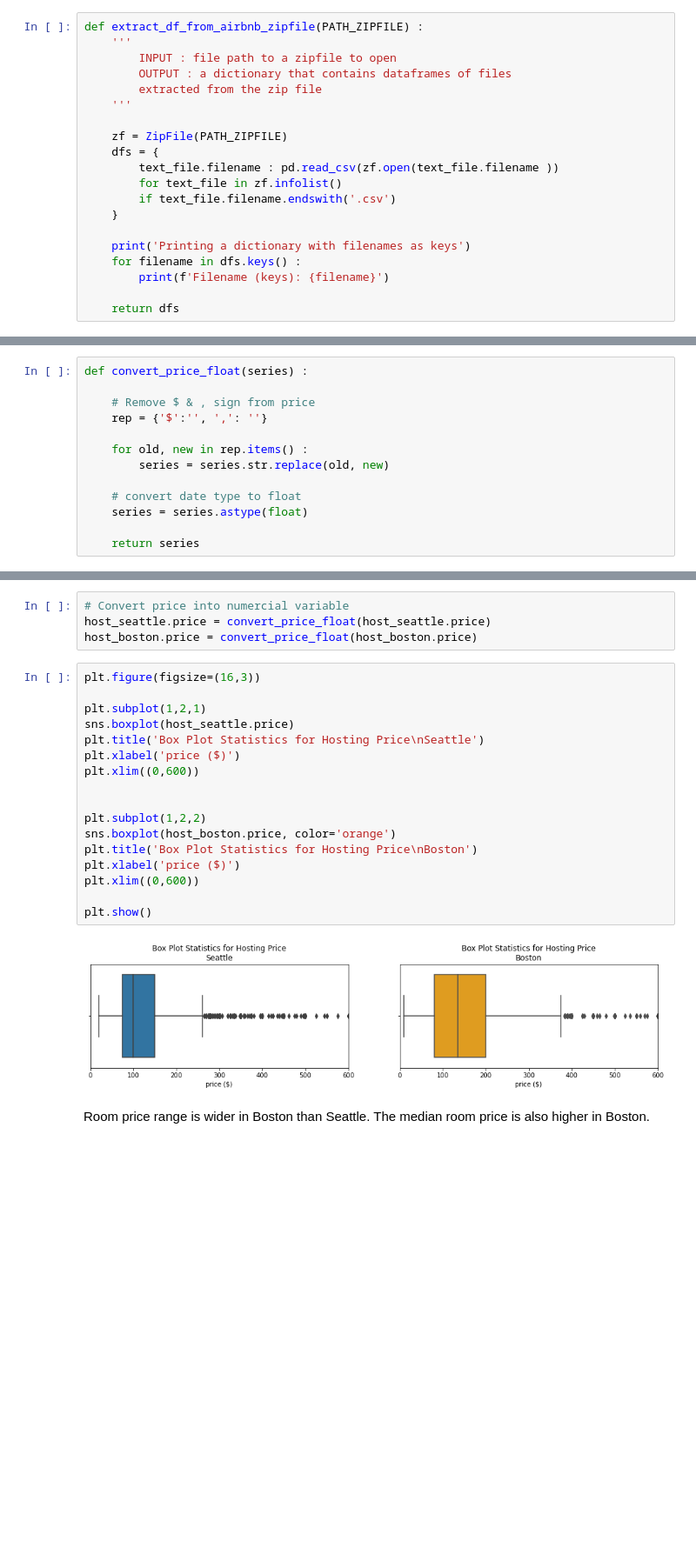
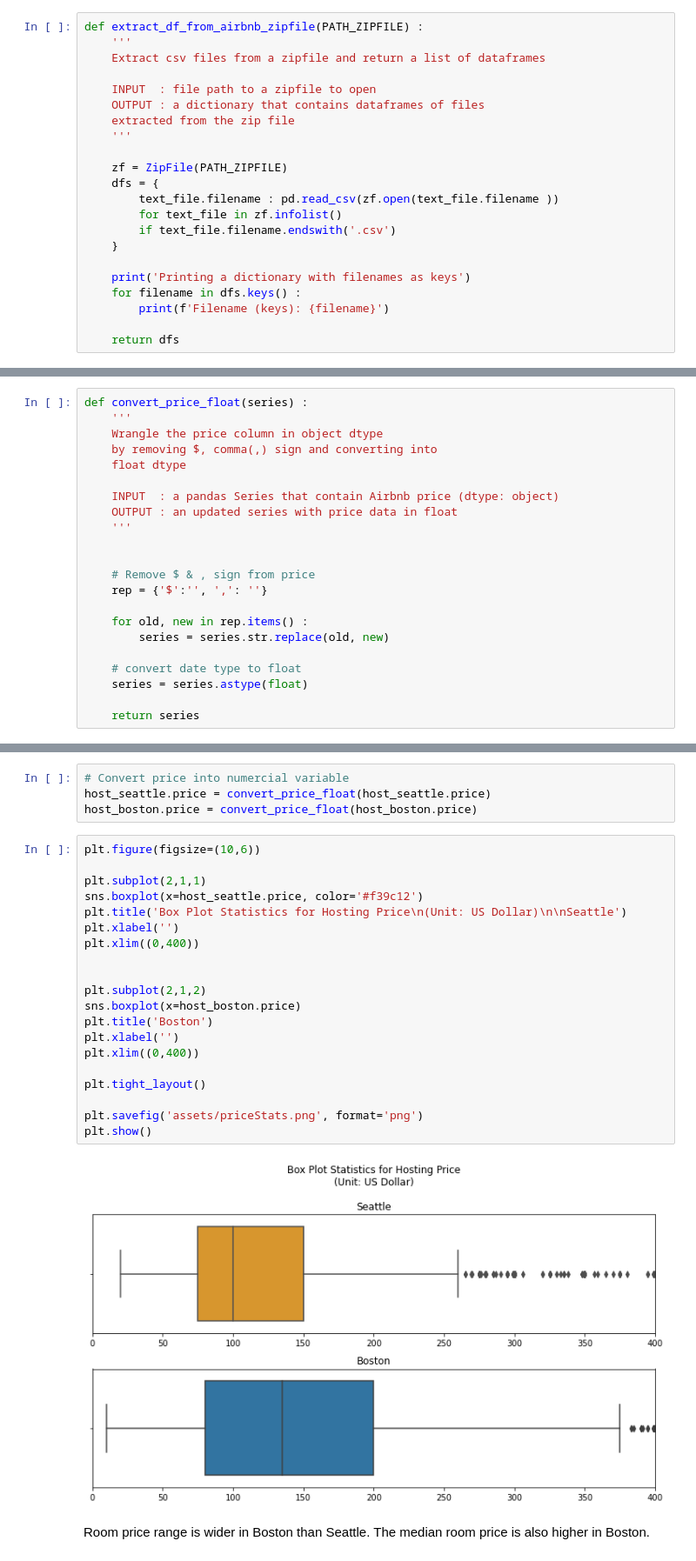
Before and after one commit to jasonsuk/ds-airbnb, a Jupyter notebook: analysis.ipynb, the cells around one changed output, grey strips where cells are left out. Shown at 87% size. Saved outputs shown, nothing was run; the diff lists cells and outputs as text; blank space fills up the shorter version.

```diff
--- a/analysis.ipynb
+++ b/analysis.ipynb
@@ -42,9 +42,11 @@ FILE_PATH_BOSTON = os.path.join(DATA_PATH, 'boston.zip')
 # %%
 def extract_df_from_airbnb_zipfile(PATH_ZIPFILE) :
     '''
-        INPUT : file path to a zipfile to open
-        OUTPUT : a dictionary that contains dataframes of files
-        extracted from the zip file
+    Extract csv files from a zipfile and return a list of dataframes
+
+    INPUT  : file path to a zipfile to open
+    OUTPUT : a dictionary that contains dataframes of files
+    extracted from the zip file
     '''
 
     zf = ZipFile(PATH_ZIPFILE)
@@ -97,6 +112,15 @@ def break_date(df, date_feature) :
     return df_new
 # %%
 def convert_price_float(series) :
+    '''
+    Wrangle the price column in object dtype
+    by removing $, comma(,) sign and converting into
+    float dtype
+
+    INPUT  : a pandas Series that contain Airbnb price (dtype: object)
+    OUTPUT : an updated series with price data in float
+    '''
+
 
     # Remove $ & , sign from price
     rep = {'$':'', ',': ''}
@@ -828,24 +897,27 @@ Hosts tended to rent out entire home/apartment as opposed to than shared / priva
 host_seattle.price = convert_price_float(host_seattle.price)
 host_boston.price = convert_price_float(host_boston.price)
 # %%
-plt.figure(figsize=(16,3))
+plt.figure(figsize=(10,6))
 
-plt.subplot(1,2,1)
-sns.boxplot(host_seattle.price)
-plt.title('Box Plot Statistics for Hosting Price\nSeattle')
-plt.xlabel('price ($)')
-plt.xlim((0,600))
+plt.subplot(2,1,1)
+sns.boxplot(x=host_seattle.price, color='#f39c12')
+plt.title('Box Plot Statistics for Hosting Price\n(Unit: US Dollar)\n\nSeattle')
+plt.xlabel('')
+plt.xlim((0,400))
 
 
-plt.subplot(1,2,2)
-sns.boxplot(host_boston.price, color='orange')
-plt.title('Box Plot Statistics for Hosting Price\nBoston')
-plt.xlabel('price ($)')
-plt.xlim((0,600))
+plt.subplot(2,1,2)
+sns.boxplot(x=host_boston.price)
+plt.title('Boston')
+plt.xlabel('')
+plt.xlim((0,400))
 
+plt.tight_layout()
+
+plt.savefig('assets/priceStats.png', format='png')
 plt.show()
 # %% [output]
-[figure, old version]
+[figure, new version]
 # %% [markdown]
 Room price range is wider in Boston than Seattle. The median room price is also higher in Boston.
 # %% [markdown]
```
Also changed, not shown: parts of 30 cells of this notebook, 2 other files.
